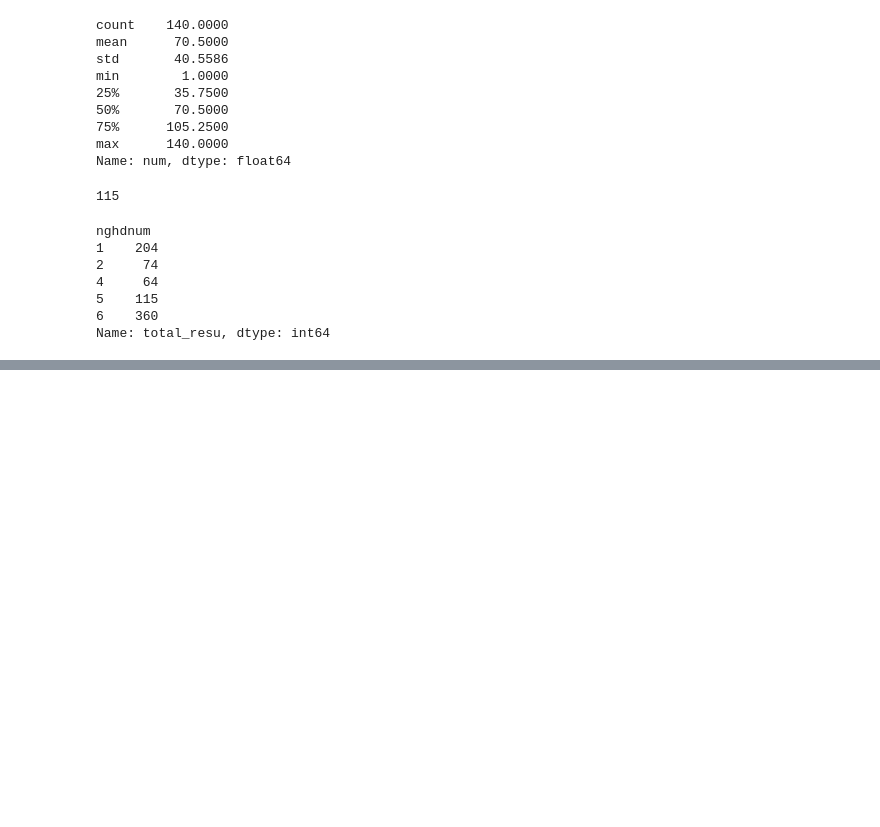
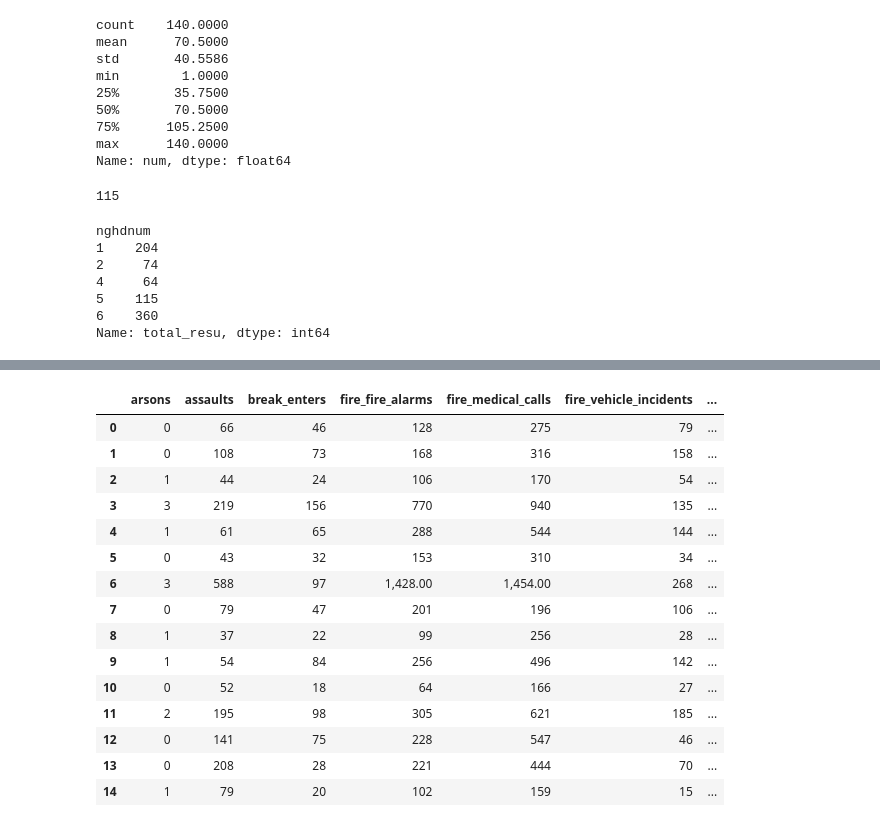
Before and after one commit to jasonicarter/udacity, a Jupyter notebook: P6_Data_Visualization_D3/data/data_wrangling.ipynb, the cells around one changed output, grey strips where cells are left out. Drawn from its saved outputs; the diff is of its cells as text; code cells hidden in the pictures; blank space fills up the shorter version.

Commit message:
Consolidated datasets

```diff
--- a/P6_Data_Visualization_D3/data/data_wrangling.ipynb
+++ b/P6_Data_Visualization_D3/data/data_wrangling.ipynb
@@ -116,3 +115,7 @@ nghdnum
 5    115
 6    360
 Name: total_resu, dtype: int64
+# %%
+# Add 'total_resu' to dataset matching up housing 'nghdum' to dataset 'num' value
+data_housing_by_nghdum = data_housing_grp_by_nghdum[data['num']].reset_index()
+data_housing_by_nghdum.head()
@@ -118,0 +129,23 @@ Name: total_resu, dtype: int64
+# %%
+data = pd.concat([data, data_housing_by_nghdum['total_resu'].fillna(0)], axis=1)
+data.head(15)
+# f['total_resu'].fillna(0)
+# data['test'] = f['total_resu']
+# data.head(15)
+# %% [output]
+|  | arsons | assaults | break_enters | fire_fire_alarms | fire_medical_calls | fire_vehicle_incidents | ... |
+| 0 | 0 | 66 | 46 | 128 | 275 | 79 | ... |
+| 1 | 0 | 108 | 73 | 168 | 316 | 158 | ... |
+| 2 | 1 | 44 | 24 | 106 | 170 | 54 | ... |
+| 3 | 3 | 219 | 156 | 770 | 940 | 135 | ... |
+| 4 | 1 | 61 | 65 | 288 | 544 | 144 | ... |
+| 5 | 0 | 43 | 32 | 153 | 310 | 34 | ... |
+| 6 | 3 | 588 | 97 | 1,428.00 | 1,454.00 | 268 | ... |
+| 7 | 0 | 79 | 47 | 201 | 196 | 106 | ... |
+| 8 | 1 | 37 | 22 | 99 | 256 | 28 | ... |
+| 9 | 1 | 54 | 84 | 256 | 496 | 142 | ... |
+| 10 | 0 | 52 | 18 | 64 | 166 | 27 | ... |
+| 11 | 2 | 195 | 98 | 305 | 621 | 185 | ... |
+| 12 | 0 | 141 | 75 | 228 | 547 | 46 | ... |
+| 13 | 0 | 208 | 28 | 221 | 444 | 70 | ... |
+| 14 | 1 | 79 | 20 | 102 | 159 | 15 | ... |
```
Also changed, not shown: parts of 2 cells of this notebook.
